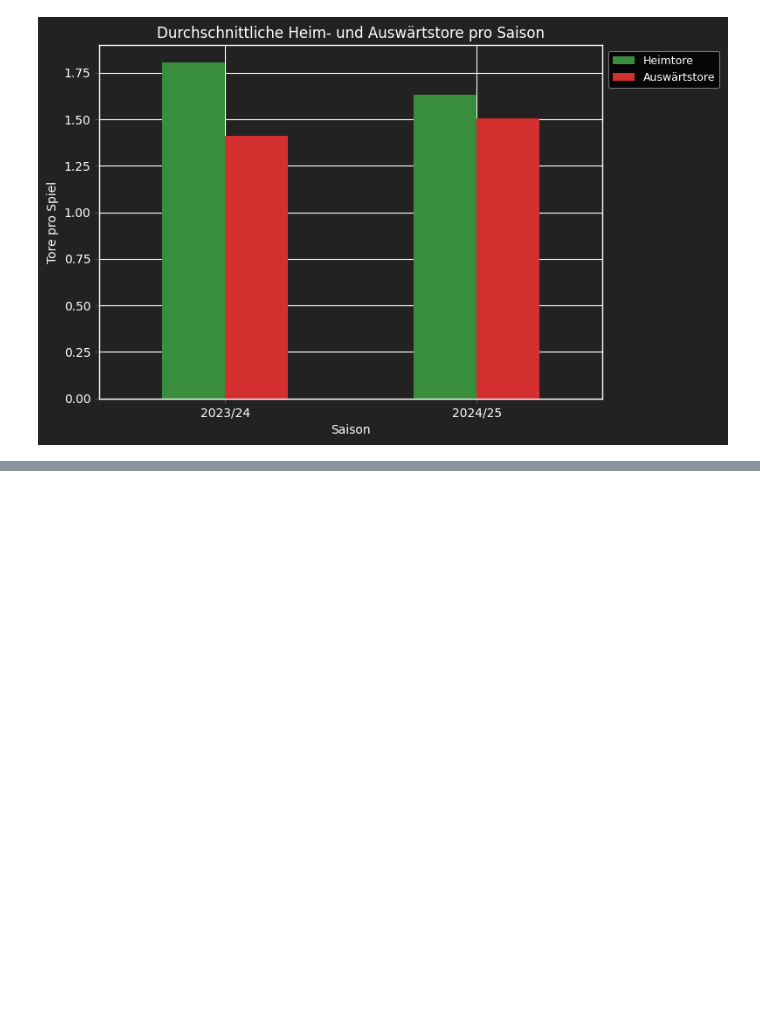
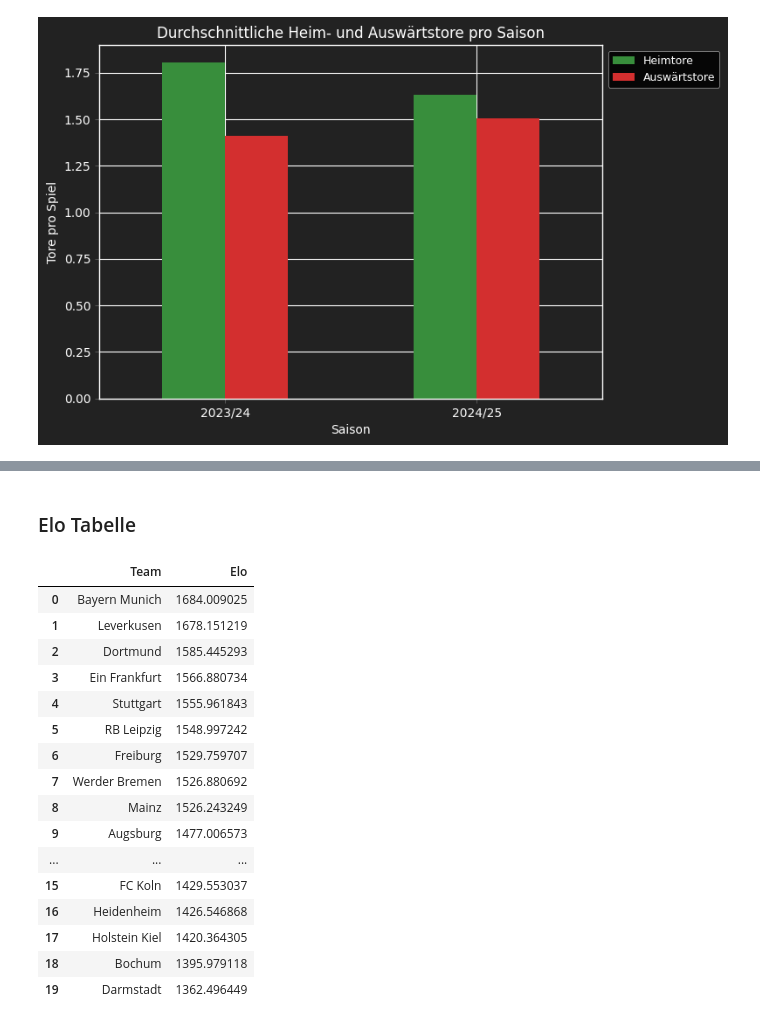
Before and after one commit to Berkedmy/Final_Projekt, a Jupyter notebook: notebooks/01_data_check.ipynb, the cells around one changed output, grey strips where cells are left out. Drawn from its saved outputs; the diff is of its cells as text; code cells hidden in the pictures; blank space fills up the shorter version.

```diff
--- a/notebooks/01_data_check.ipynb
+++ b/notebooks/01_data_check.ipynb
@@ -257,0 +344,3 @@ Außerdem lassen sich kleine Unterschiede zwischen den beiden Spielzeiten erkenn
+# %%
+def update_elo(rating, expected, actual, k=20):
+    return rating + k * (actual - expected)
@@ -257,0 +451,29 @@ Außerdem lassen sich kleine Unterschiede zwischen den beiden Spielzeiten erkenn
+# %% [markdown]
+### Elo Tabelle
+# %%
+elo_table = pd.DataFrame(
+    elo_ratings.items(),
+    columns=["Team", "Elo"]
+)
+
+elo_table = elo_table.sort_values("Elo", ascending=False).reset_index(drop=True)
+
+elo_table
+# %% [output]
+|  | Team | Elo |
+| 0 | Bayern Munich | 1684.009025 |
+| 1 | Leverkusen | 1678.151219 |
+| 2 | Dortmund | 1585.445293 |
+| 3 | Ein Frankfurt | 1566.880734 |
+| 4 | Stuttgart | 1555.961843 |
+| 5 | RB Leipzig | 1548.997242 |
+| 6 | Freiburg | 1529.759707 |
+| 7 | Werder Bremen | 1526.880692 |
+| 8 | Mainz | 1526.243249 |
+| 9 | Augsburg | 1477.006573 |
+| ... | ... | ... |
+| 15 | FC Koln | 1429.553037 |
+| 16 | Heidenheim | 1426.546868 |
+| 17 | Holstein Kiel | 1420.364305 |
+| 18 | Bochum | 1395.979118 |
+| 19 | Darmstadt | 1362.496449 |
```
Also changed, not shown: parts of 28 cells of this notebook.
